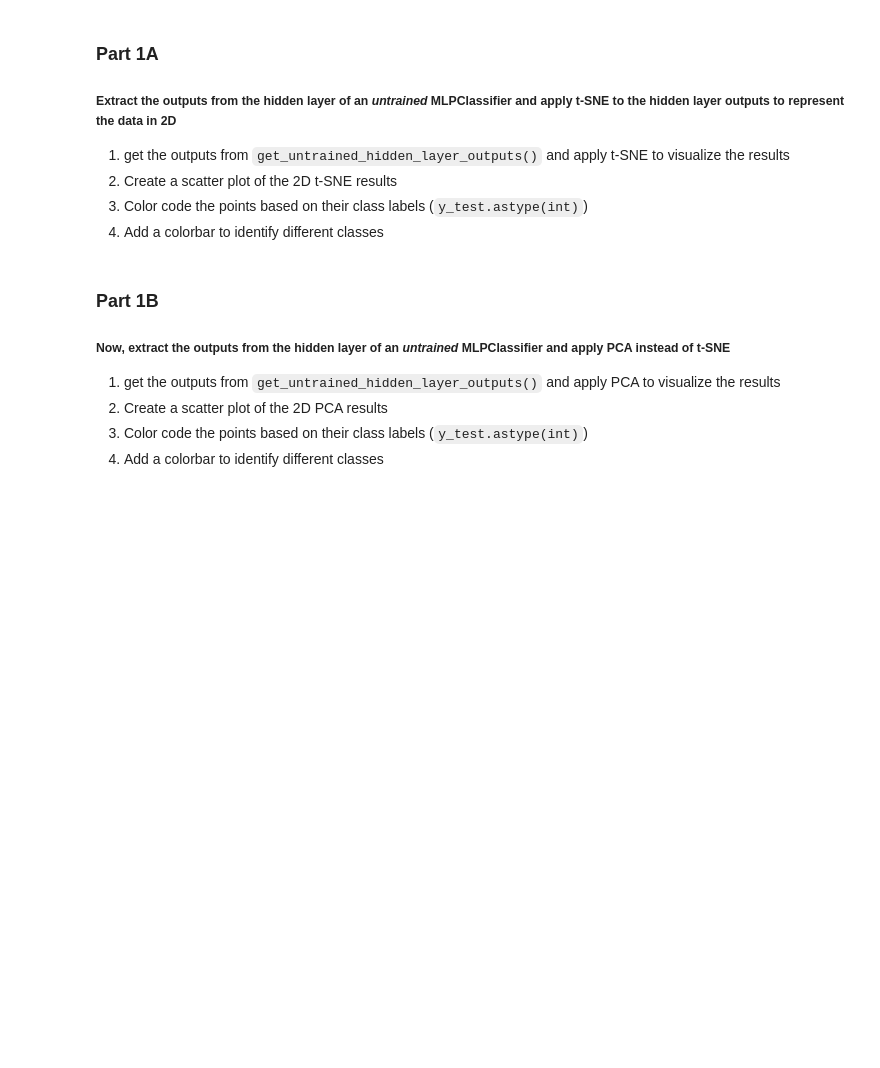
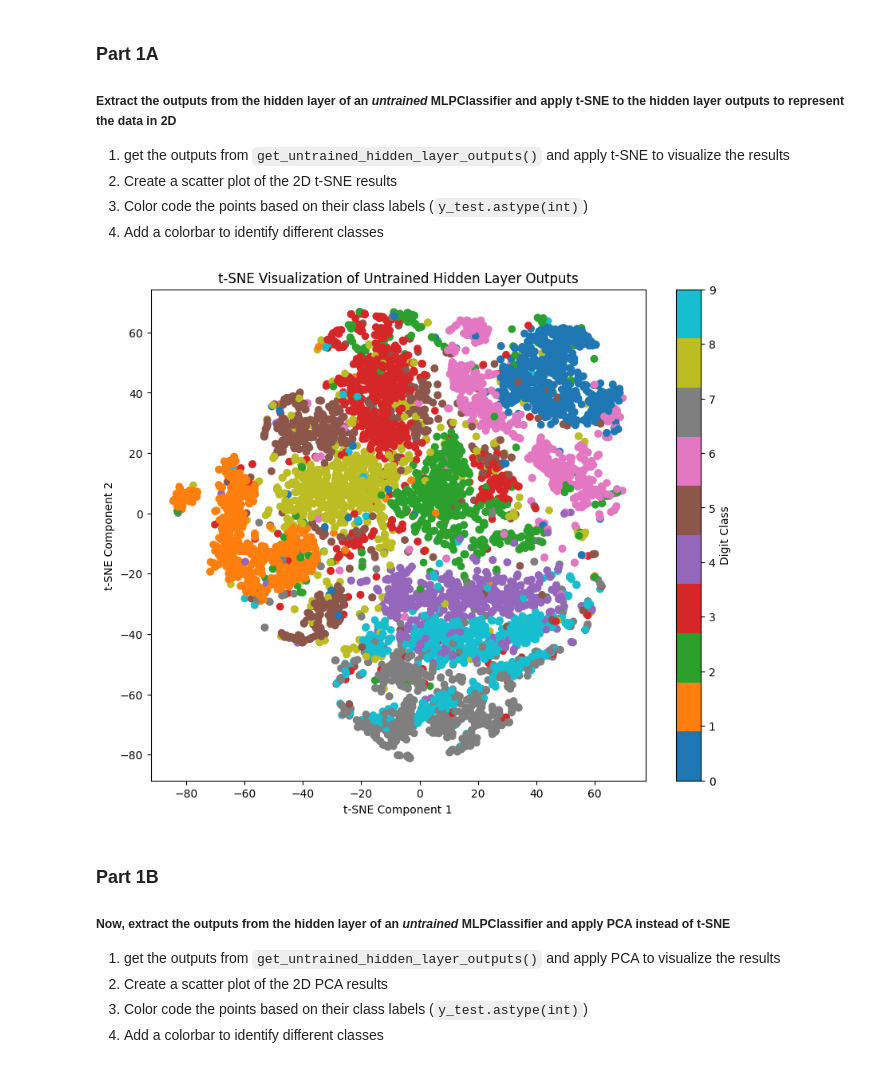
Before and after one commit to Heather-bu/bme3053c, a Jupyter notebook: unsupervised_homework.ipynb, the cells around one changed output. Saved outputs shown, nothing was run; the diff lists cells and outputs as text; code cells hidden in the pictures; blank space fills up the shorter version.

```diff
--- a/unsupervised_homework.ipynb
+++ b/unsupervised_homework.ipynb
@@ -127,3 +125,23 @@ def get_trained_hidden_layer_outputs():
+# %%
+#Provide your code below
+# Get untrained hidden layer outputs
+untrained_outputs = get_untrained_hidden_layer_outputs()
+
+# Apply t-SNE
+tsne = TSNE(n_components=2, random_state=42)
+untrained_tsne = tsne.fit_transform(untrained_outputs)
+
+# Create scatter plot
+plt.figure(figsize=(10, 8))
+scatter = plt.scatter(untrained_tsne[:, 0], untrained_tsne[:, 1],
+                     c=y_test.astype(int), cmap='tab10')
+plt.colorbar(scatter, label='Digit Class')
+plt.title('t-SNE Visualization of Untrained Hidden Layer Outputs')
+plt.xlabel('t-SNE Component 1')
+plt.ylabel('t-SNE Component 2')
+plt.show()
+# %% [output]
+[figure, added]
 # %% [markdown]
 ### **Part 1B**
 ##### Now, extract the outputs from the hidden layer of an *untrained* MLPClassifier and apply PCA instead of t-SNE
```
Also changed, not shown: parts of 10 cells of this notebook.
